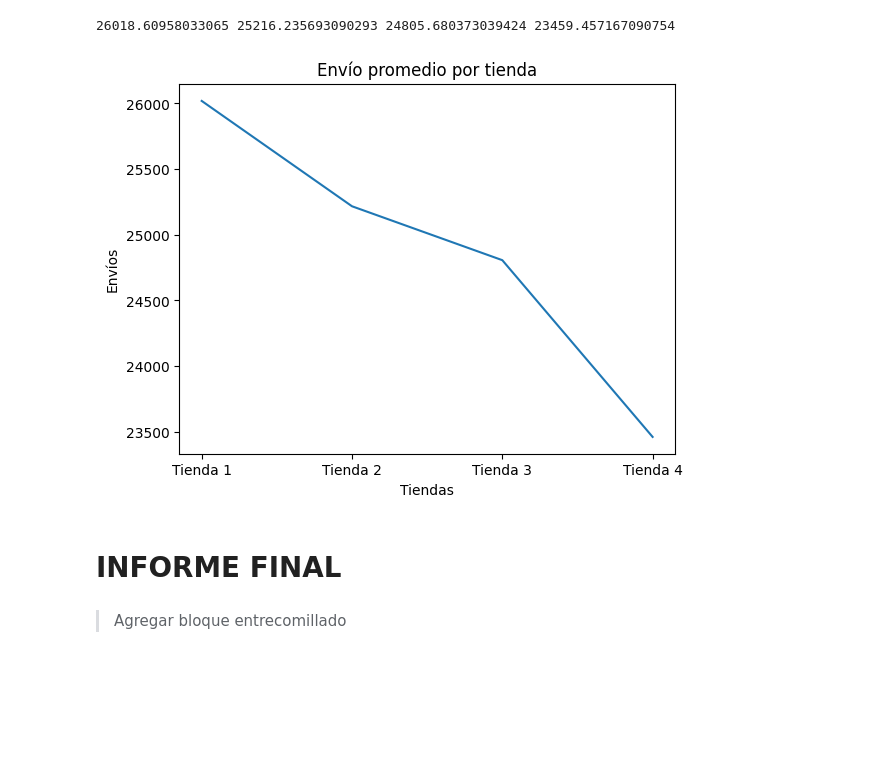
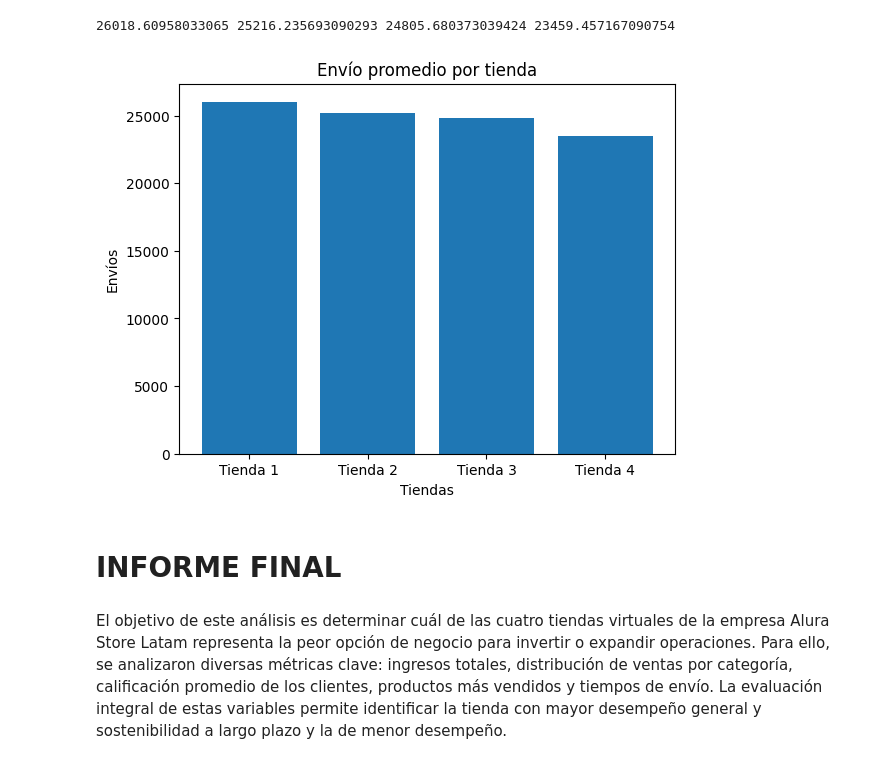
Before and after one commit to jOBenites/challenge1-data-science, a Jupyter notebook: AluraStoreLatam.ipynb, the cells around one changed output. Saved outputs shown, nothing was run; the diff lists cells and outputs as text; code cells hidden in the pictures; blank space fills up the shorter version.

```diff
--- a/AluraStoreLatam.ipynb
+++ b/AluraStoreLatam.ipynb
@@ -209,24 +209,23 @@ print(average_shipping_tienda, average_shipping_tienda2, average_shipping_tienda
 # %%
 import matplotlib.pyplot as plt
 import numpy as np
 
 data = [average_shipping_tienda, average_shipping_tienda2, average_shipping_tienda3, average_shipping_tienda4]
 
 plt.figure() #Figura. Puede incluirse el tamaño con figsize
-plt.plot(store_labels, data) #El gráfico
+plt.bar(store_labels, data) #El gráfico
 plt.title('Envío promedio por tienda') #El título
 ax = plt.subplot() #Axis
 ax.set_xticks(store_labels)  #Eje x
 ax.set_xticklabels(store_labels) #Etiquetas del eje x
 ax.set_xlabel('Tiendas')  #Nombre del eje x
 ax.set_ylabel('Envíos')  #Nombre del eje y
 
 plt.show()
 # %% [output]
-[figure, old version]
+[figure, new version]
 # %% [markdown]
 # **INFORME FINAL**
-# %% [markdown]
-
-
-> Agregar bloque entrecomillado
+# %% [markdown]
+
+El objetivo de este análisis es determinar cuál de las cuatro tiendas virtuales de la empresa Alura Store Latam representa la peor opción de negocio para invertir o expandir operaciones. Para ello, se analizaron diversas métricas clave: ingresos totales, distribución de ventas por categoría, calificación promedio de los clientes, productos más vendidos y tiempos de envío. La evaluación integral de estas variables permite identificar la tienda con mayor desempeño general y sostenibilidad a largo plazo y la de menor desempeño.
```
Also changed, not shown: parts of 3 cells of this notebook.
